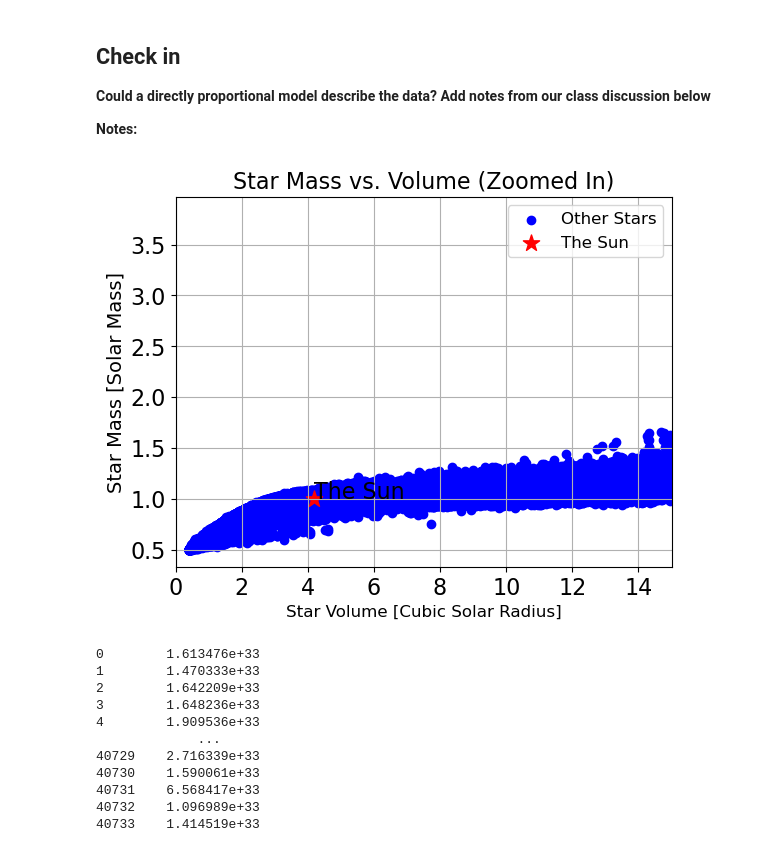
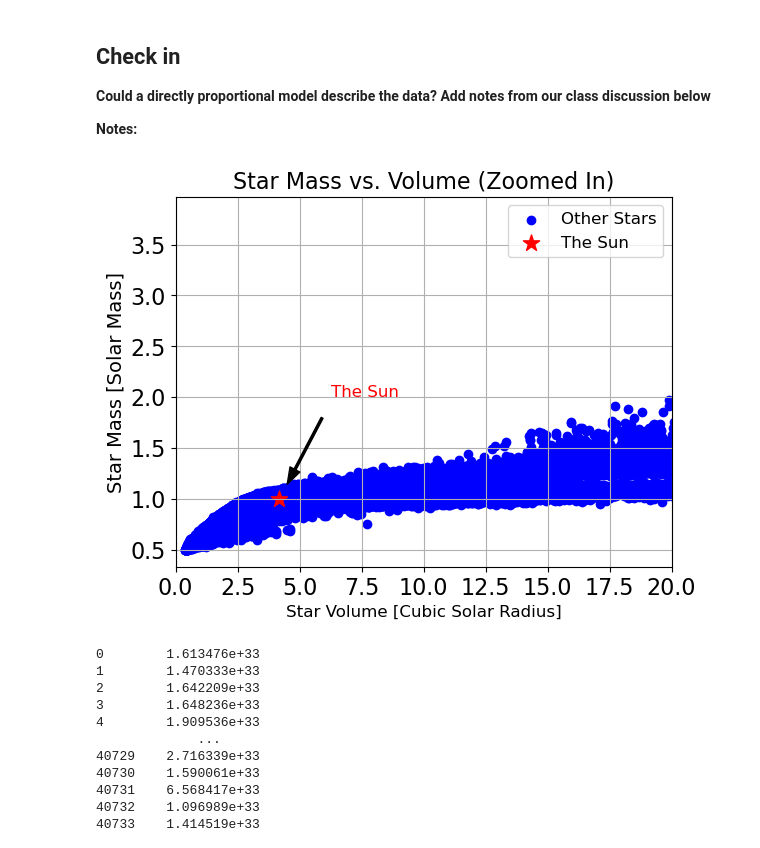
Before and after one commit to PrisonTeachingInitiative/CFR-2025, a Jupyter notebook: Astro/Blank/1 - Stars Pt2 .ipynb, the cells around one changed output. Cells and saved outputs as stored; diff of their text form; code cells hidden in the pictures.

```diff
--- a/Astro/Blank/1 - Stars Pt2 .ipynb
+++ b/Astro/Blank/1 - Stars Pt2 .ipynb
@@ -188,38 +188,41 @@ plt.show()
 # remember the Sun's mass is 1 Mo and its radius is 1 Ro
 # label it "The Sun"
 
 
 
 
 
 # Add title and labels
 plt.title("Star Mass vs. Volume (Zoomed In)", fontsize=16)
 plt.xlabel("Star Volume [Cubic Solar Radius]", fontsize=12)
 plt.ylabel("Star Mass [Solar Mass]", fontsize=14)
 
 
 
 # Sun mass, volume, radius
 sun_mass_plot = 1
 sun_radius_meters = 6.957e8
 sun_volume_plot = (4/3) * np.pi * (1**3)
 plt.scatter(volume, mass, color='blue', label='Other Stars')
 plt.scatter(sun_volume_plot, sun_mass_plot, marker='*', color='red', s=150, label='The Sun')
-plt.xlim(0,15)
+plt.xlim(0,20)
 #arrow
-plt.annotate('The Sun',xy=(sun_volume_plot, sun_mass_plot))
-xytext=(sun_volume_plot * 1.5, sun_mass_plot + 1)
-arrowprops=dict(facecolor='black', shrink=0.05, width=1.5, headwidth=8, fontsize=12, color='red')
+plt.annotate('The Sun',
+    xy=(sun_volume_plot, sun_mass_plot),
+    xytext=(sun_volume_plot * 1.5, sun_mass_plot + 1),
+    arrowprops=dict(facecolor='black', shrink=0.15, width=1.5, headwidth=8),
+    fontsize=12,
+    color='red')
 # runtime param
 plt.rc('font', **{'family':'sans-serif', 'size':12})
 
 # Show grid
 plt.grid(True)
 plt.legend()
 # Show plot
 plt.show()
 # %% [output]
-[figure, old version]
+[figure, new version]
 # %%
 # let's change our units to match the units in your mass vs volume STP lab
 # create two functions to convert the mass and the volume
```
Also changed, not shown: parts of 9 cells of this notebook.
